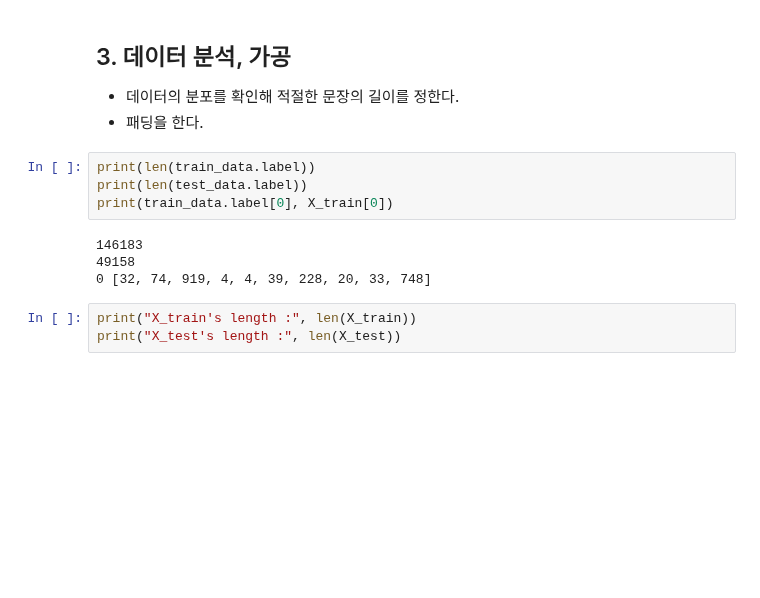
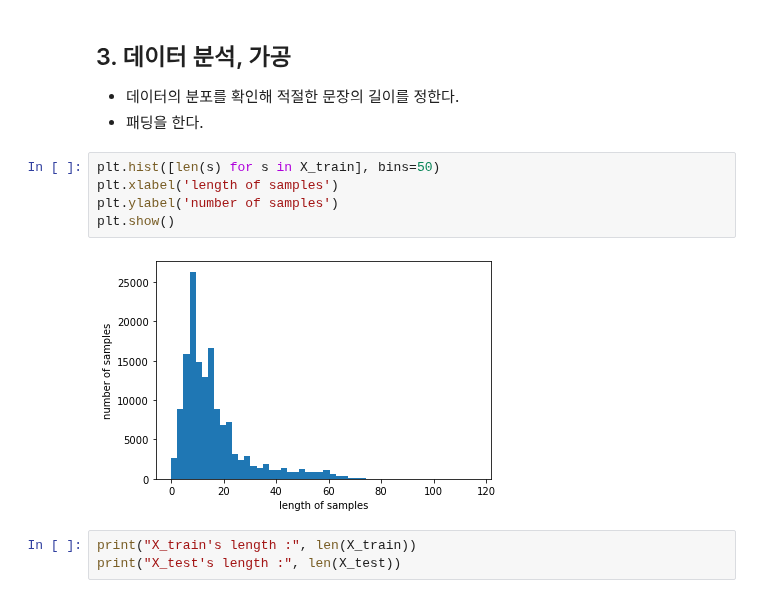
Before and after one commit to miinkang/AI_Project_AIFFEL, a Jupyter notebook: [E-04]movie_review_sentimental_classification.ipynb, the cells around one changed output. Drawn from its saved outputs; the diff is of its cells as text; blank space fills up the shorter version.

```diff
--- a/[E-04]movie_review_sentimental_classification.ipynb
+++ b/[E-04]movie_review_sentimental_classification.ipynb
@@ -181,14 +181,13 @@ def get_decoded_sentences(encoded_sentences, index_to_word):
 ## 3. 데이터 분석, 가공
 - 데이터의 분포를 확인해 적절한 문장의 길이를 정한다.
 - 패딩을 한다.
-# %%
-print(len(train_data.label))
-print(len(test_data.label))
-print(train_data.label[0], X_train[0])
-# %% [output]
-146183
-49158
-0 [32, 74, 919, 4, 4, 39, 228, 20, 33, 748]
+# %%
+plt.hist([len(s) for s in X_train], bins=50)
+plt.xlabel('length of samples')
+plt.ylabel('number of samples')
+plt.show()
+# %% [output]
+[figure, added]
 # %%
 print("X_train's length :", len(X_train))
 print("X_test's length :", len(X_test))
```
Also changed, not shown: parts of 36 cells of this notebook.
